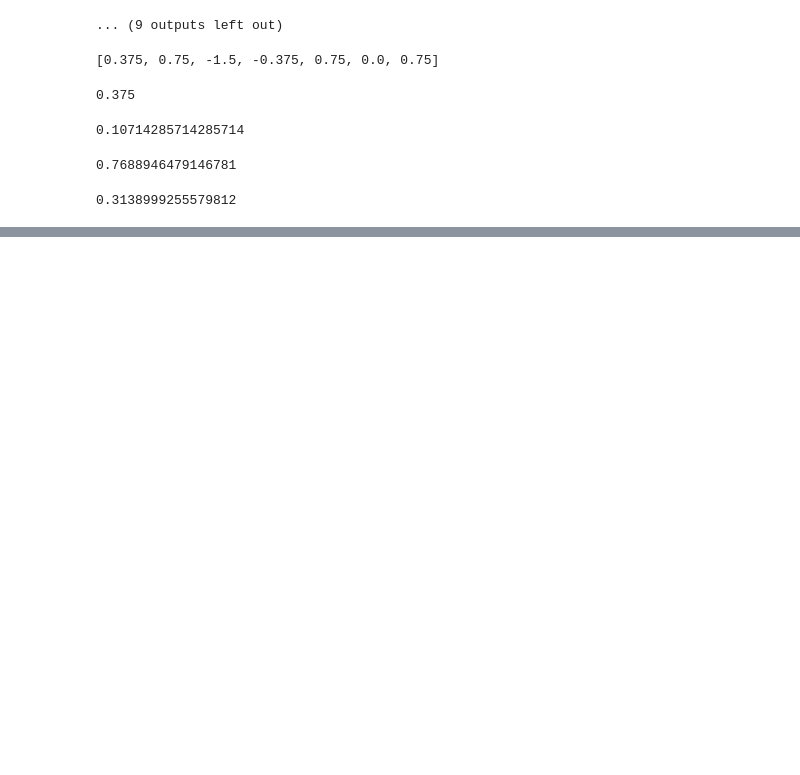
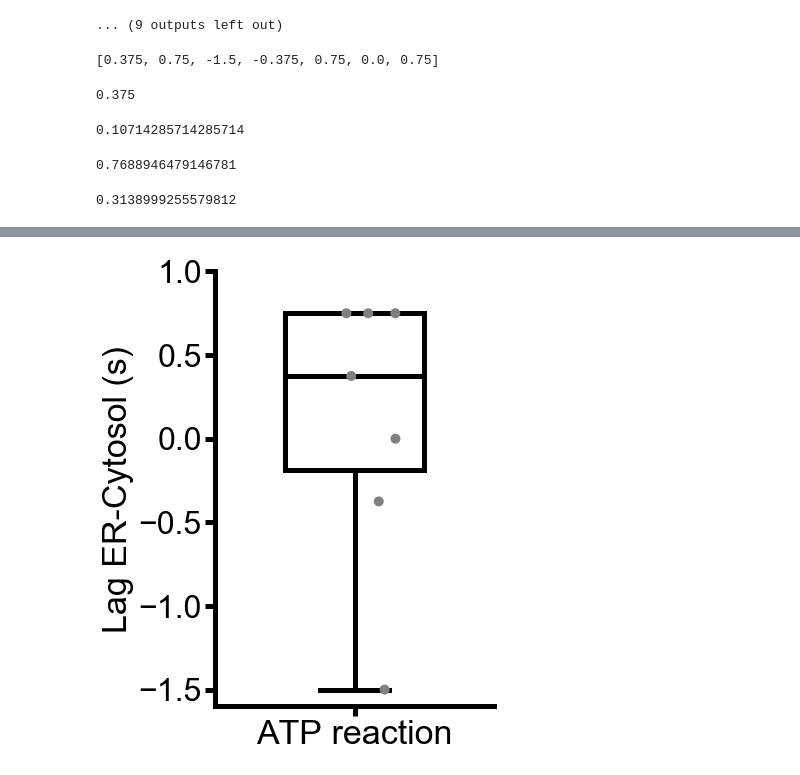
Before and after one commit to AmSchulte/GliaOscillation, a Jupyter notebook: ATP Oscillation fast.ipynb, the cells around one changed output, grey strips where cells are left out. Saved outputs shown, nothing was run; the diff lists cells and outputs as text; code cells hidden in the pictures; blank space fills up the shorter version.

```diff
--- a/ATP Oscillation fast.ipynb
+++ b/ATP Oscillation fast.ipynb
@@ -239,0 +238,42 @@ ax= sns.swarmplot(lags, size=10, c='red', orient='v', color='k')
+# %%
+labels=['ATP reaction']
+name = 'Lag'
+
+c='k'
+fig, ax = plt.subplots(figsize=(5,8))
+alpha=1
+standard_props = {"color":c, "alpha":alpha, "linewidth":5}
+markers= ['D','o']
+line_props = standard_props
+bbox_props = {**standard_props, 'facecolor': 'w', 'edgecolor':c} #dict(edgecolor=c, alpha=alpha, linewidth=5, facecolor='w')
+median_props = standard_props
+cap_props = standard_props
+linewidth = 5
+fontsize = 32
+
+ax.tick_params(length=6, width=linewidth)
+ax.spines["top"].set_visible(False)
+ax.spines["right"].set_visible(False)
+ax.spines['left'].set_linewidth(linewidth)
+ax.spines['bottom'].set_linewidth(linewidth)
+ax.tick_params(length=10, width=linewidth)
+#ax.set_xlim([0, 100])
+ax.set_ylim([-1.6, 1])
+plt.xticks(fontname="Arial", fontsize=fontsize)
+plt.yticks(fontname="Arial", fontsize=fontsize)
+
+
+plt.ylabel('Lag ER-Cytosol (s)', fontname="Arial", fontsize=34)
+
+
+sns.boxplot(data=lags, width=0.5, palette="colorblind", whiskerprops=line_props, boxprops=bbox_props
+            ,capprops=cap_props, medianprops=median_props, fliersize=0)
+sns.stripplot(data=lags, ax=ax, dodge=True, jitter=0.2, size=10, marker='o', color='grey')
+ax.set_xticklabels(labels, fontname="Arial", fontsize=34)
+
+
+plt.savefig(name+'.png', bbox_inches = "tight")
+
+plt.show()
+# %% [output]
+[figure, added]
```
Also changed, not shown: parts of 9 cells of this notebook, 21 other files.
